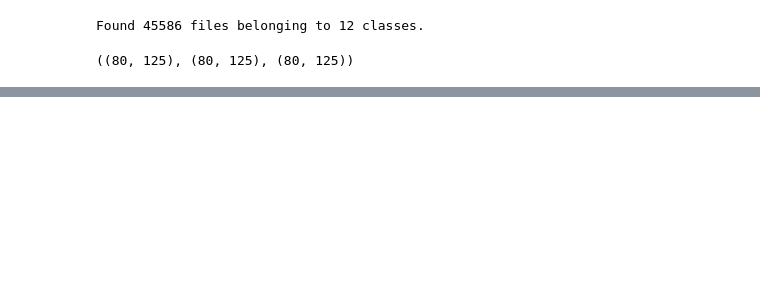
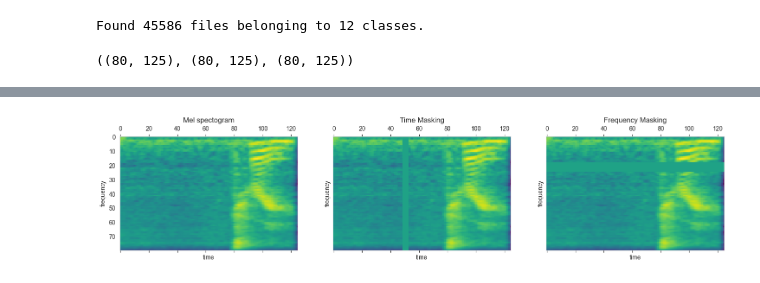
Before and after one commit to SawickiBartosz/DeepLearning2023, a Jupyter notebook: Project2_LSTM/visualize_augmentations.ipynb, the cells around one changed output, grey strips where cells are left out. Cells and saved outputs as stored; diff of their text form; code cells hidden in the pictures; blank space fills up the shorter version.

```diff
--- a/Project2_LSTM/visualize_augmentations.ipynb
+++ b/Project2_LSTM/visualize_augmentations.ipynb
@@ -47,0 +56,22 @@ plt.show()
+# %%
+fig, axes = plt.subplots(1, 3, figsize=(18, 6), sharey=True)
+plt.subplots_adjust(hspace=0.3)
+axes[0].set_title("Mel spectogram")
+axes[0].matshow(x_mel, cmap="viridis")
+axes[0].grid(False)
+axes[0].set_xlabel("time")
+axes[0].set_ylabel("frequency")
+axes[1].set_title("Time Masking")
+axes[1].matshow(x_time_mask, cmap='viridis')
+axes[1].grid(False)
+axes[1].set_xlabel("time")
+axes[1].set_ylabel("frequency")
+axes[2].set_title("Frequency Masking")
+axes[2].matshow(x_freq_mask, cmap='viridis')
+axes[2].grid(False)
+axes[2].set_xlabel("time")
+axes[2].set_ylabel("frequency")
+
+plt.show()
+# %% [output]
+[figure, added]
```
Also changed, not shown: parts of 1 cell of this notebook, 1 other file.
